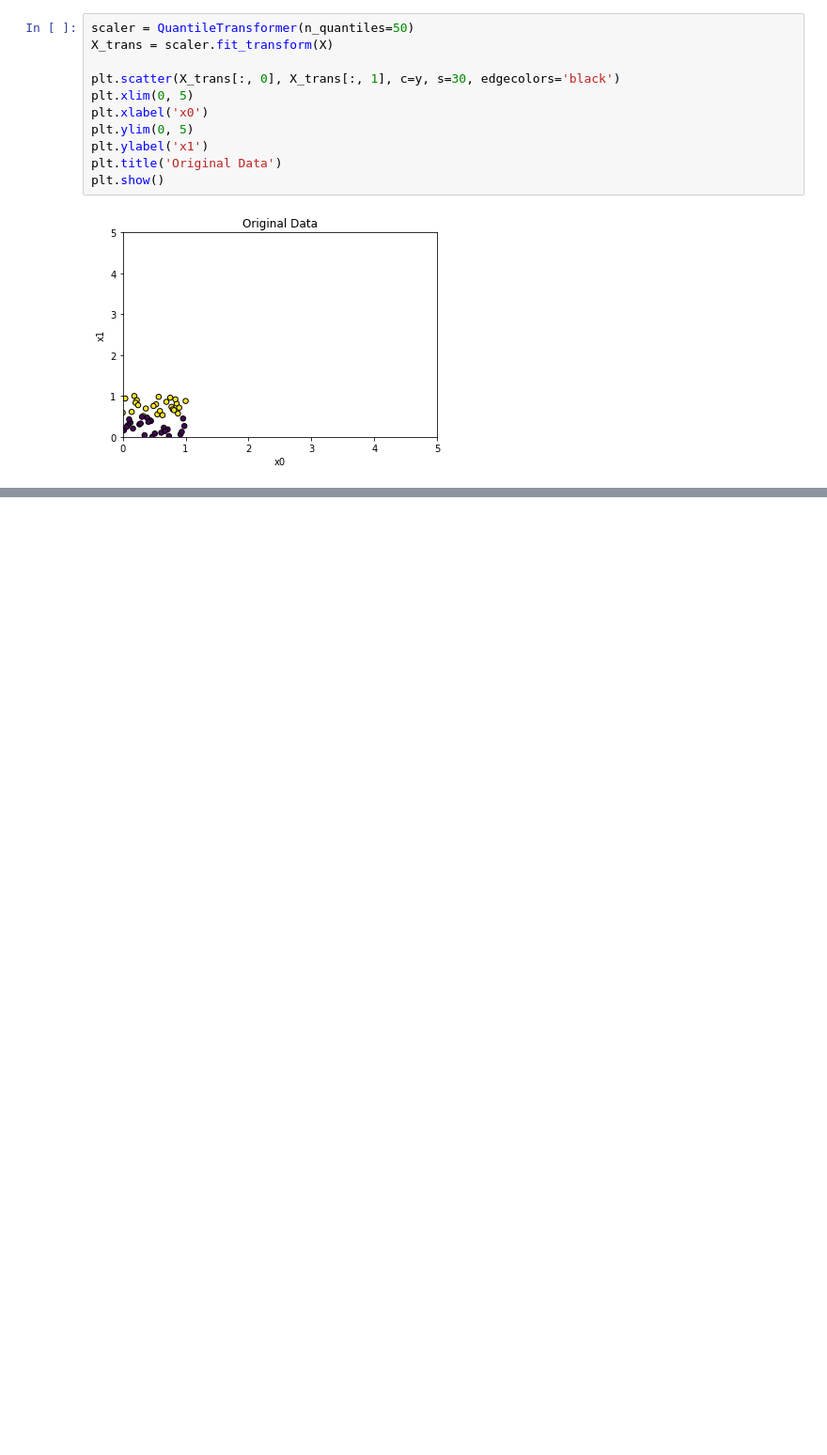
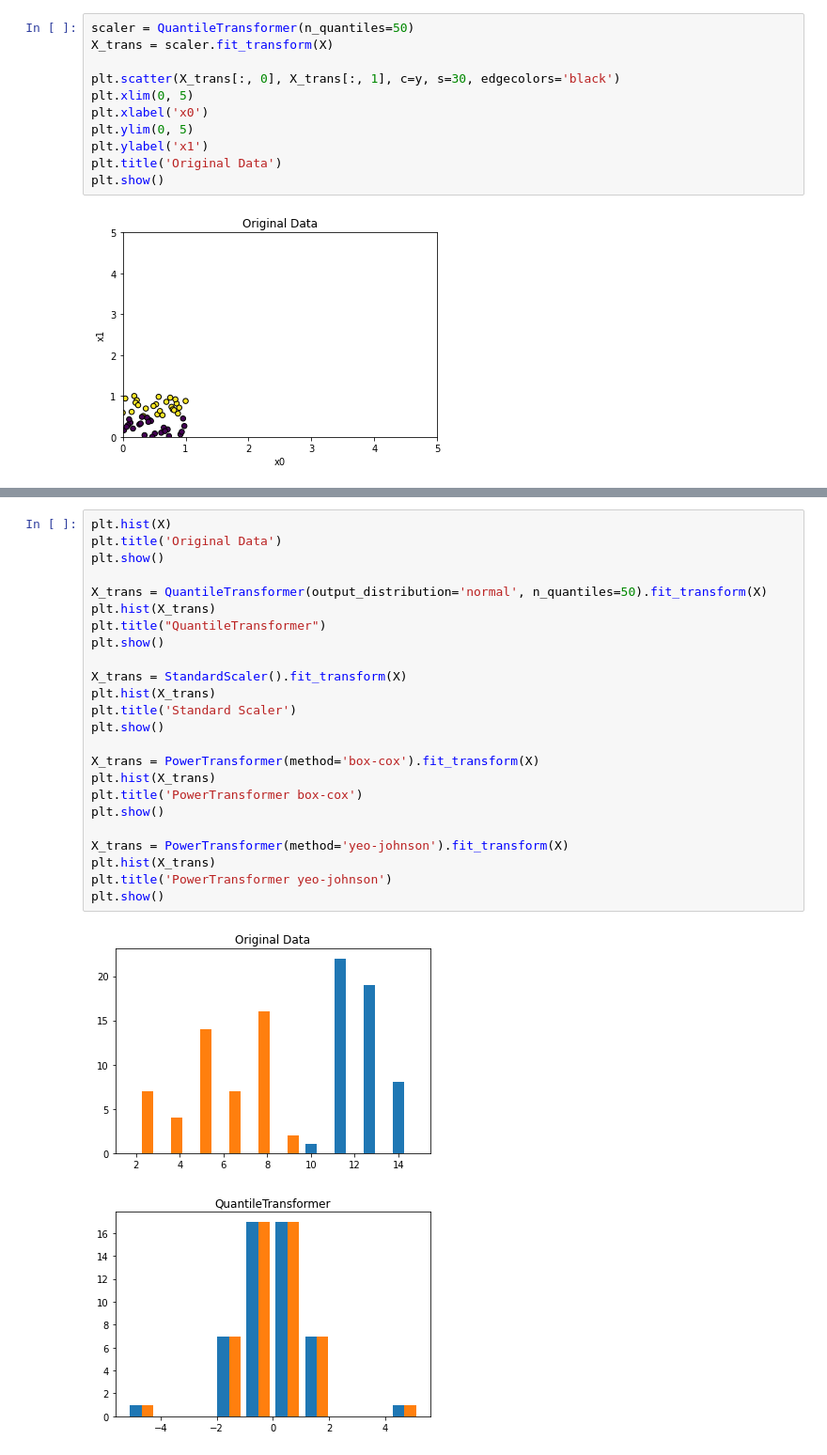
Before and after one commit to namJeongwan/pythonAI, a Jupyter notebook: Chapter03.ipynb, the cells around one changed output, grey strips where cells are left out. Shown at 94% size. Drawn from its saved outputs; the diff is of its cells as text; blank space fills up the shorter version.

```diff
--- a/Chapter03.ipynb
+++ b/Chapter03.ipynb
@@ -150,0 +210,27 @@ plt.show()
+# %%
+plt.hist(X)
+plt.title('Original Data')
+plt.show()
+
+X_trans = QuantileTransformer(output_distribution='normal', n_quantiles=50).fit_transform(X)
+plt.hist(X_trans)
+plt.title("QuantileTransformer")
+plt.show()
+
+X_trans = StandardScaler().fit_transform(X)
+plt.hist(X_trans)
+plt.title('Standard Scaler')
+plt.show()
+
+X_trans = PowerTransformer(method='box-cox').fit_transform(X)
+plt.hist(X_trans)
+plt.title('PowerTransformer box-cox')
+plt.show()
+
+X_trans = PowerTransformer(method='yeo-johnson').fit_transform(X)
+plt.hist(X_trans)
+plt.title('PowerTransformer yeo-johnson')
+plt.show()
+# %% [output]
+[figure, added]
+[figure, added]
```
Also changed, not shown: parts of 10 cells of this notebook.
